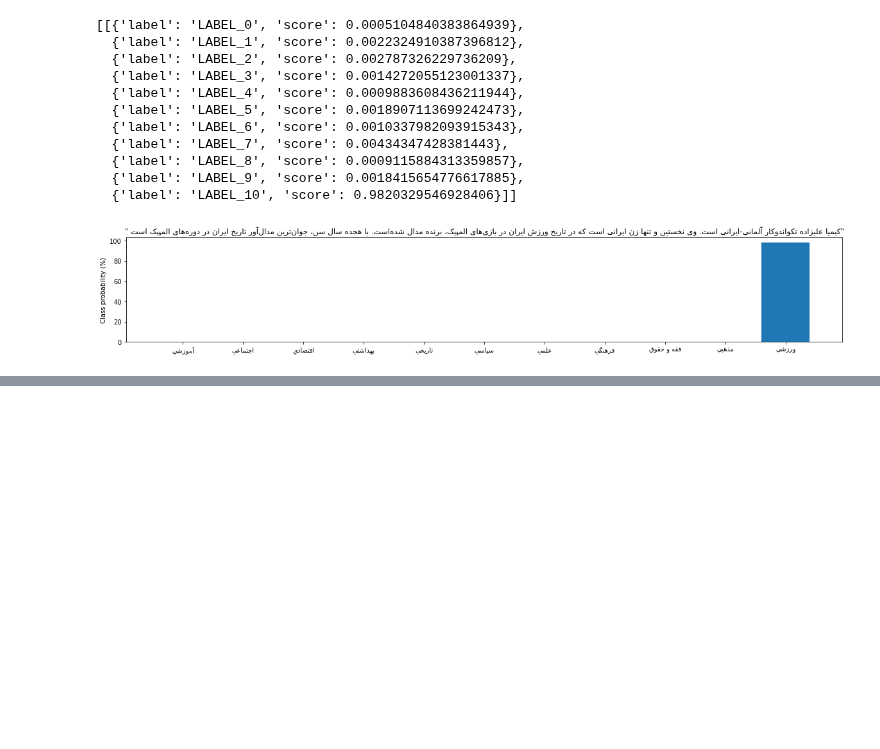
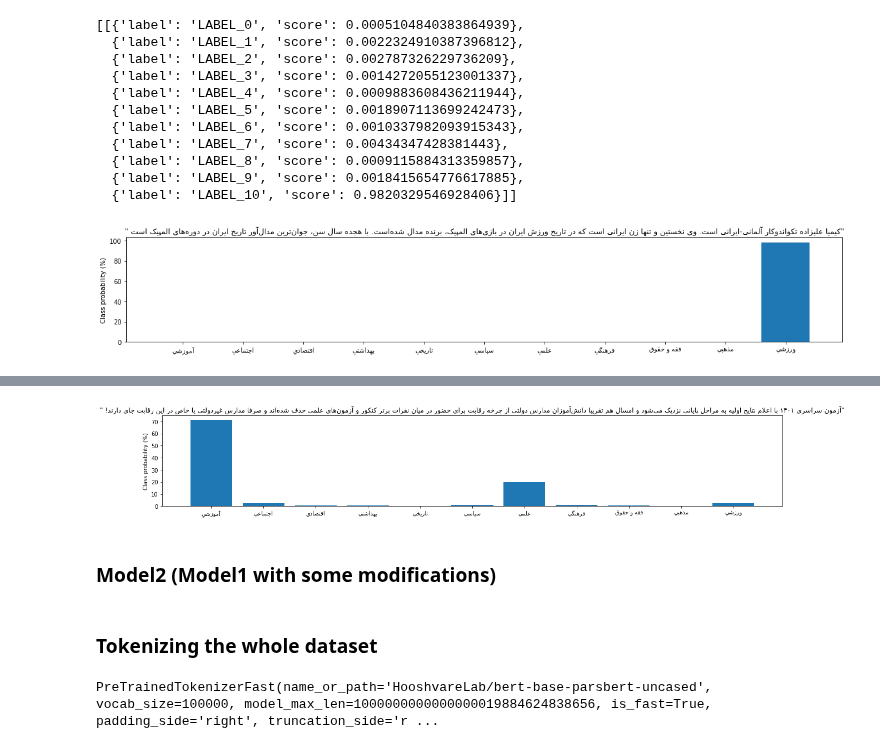
Before and after one commit to ZahraDehghani99/Natural-Language-Processing, a Jupyter notebook: HW5/text_classification_with_transformers.ipynb, the cells around one changed output, grey strips where cells are left out. Saved outputs shown, nothing was run; the diff lists cells and outputs as text; code cells hidden in the pictures; blank space fills up the shorter version.

```diff
--- a/HW5/text_classification_with_transformers.ipynb
+++ b/HW5/text_classification_with_transformers.ipynb
@@ -649,0 +652,3 @@ plt.show()
+# %%
+custom_news = "آزمون سراسری ۱۴۰۱ با اعلام نتایج اولیه به مراحل پایانی نزدیک می‌شود و امسال هم تقریبا دانش‌آموزان مدارس دولتی از چرخه رقابت برای حضور در میان نفرات برتر کنکور و آزمون‌های علمی حذف شده‌اند و صرفا مدارس غیردولتی یا خاص در این رقابت جای دارند! "
+preds = classifier(custom_news, return_all_scores=True)
@@ -649,0 +669,13 @@ plt.show()
+# %%
+preds_df = pd.DataFrame(preds[0])
+plt.bar(classes_fa_style, 100 * preds_df["score"], color='C0')
+plt.title(f'"{get_display(reshape(custom_news))}"')
+plt.ylabel("Class probability (%)")
+plt.rcParams["figure.figsize"] = (20,3)
+plt.show()
+# %% [output]
+[figure, added]
+# %% [markdown]
+### Model2 (Model1 with some modifications)
+# %% [markdown]
+### Tokenizing the whole dataset
@@ -649,0 +687,4 @@ plt.show()
+# %%
+tokenizer
+# %% [output]
+PreTrainedTokenizerFast(name_or_path='HooshvareLab/bert-base-parsbert-uncased', vocab_size=100000, model_max_len=1000000000000000019884624838656, is_fast=True, padding_side='right', truncation_side='r ...
```
Also changed, not shown: parts of 78 cells of this notebook.
